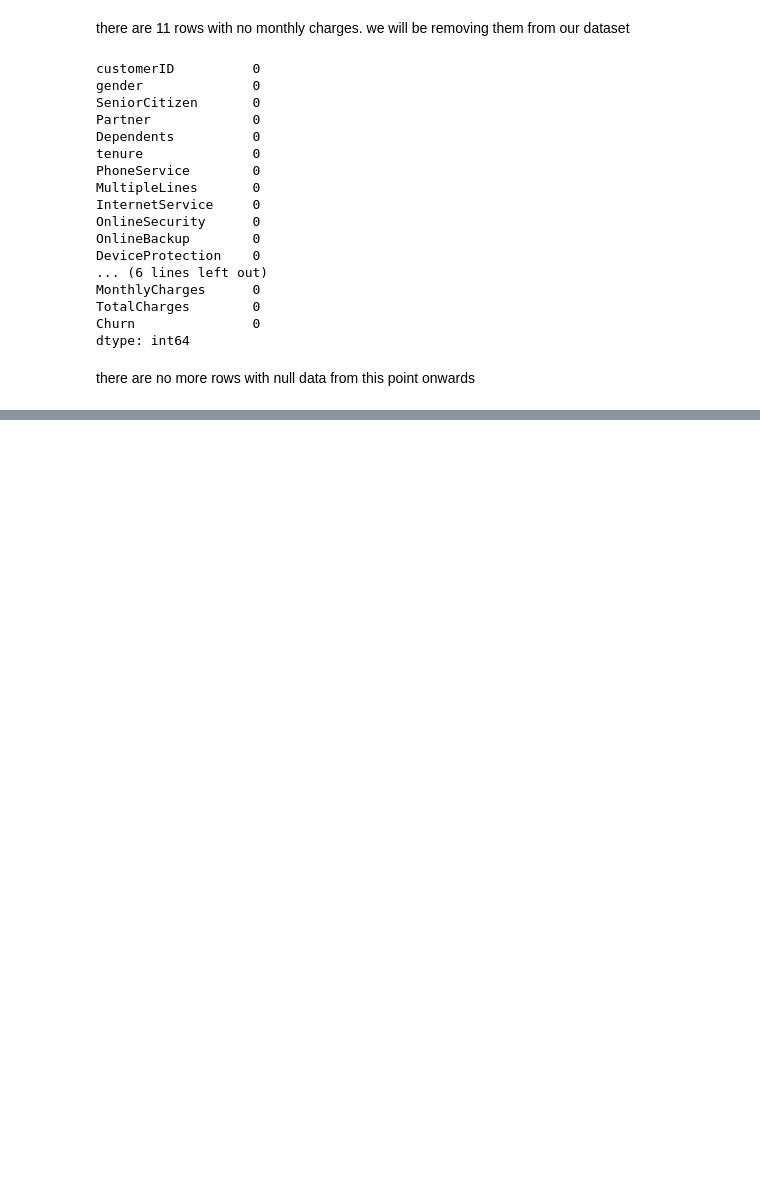
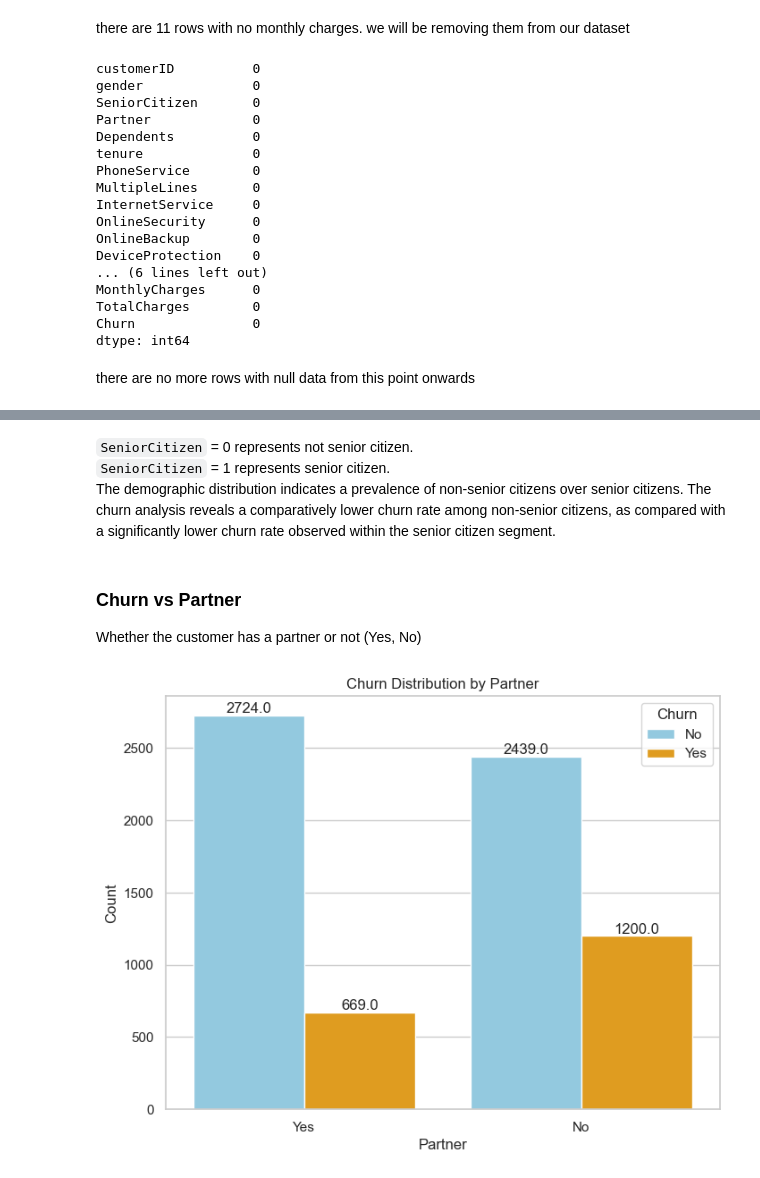
Before and after one commit to thisissteff/customer_churn_prediction, a Jupyter notebook: customer_churn.ipynb, the cells around one changed output, grey strips where cells are left out. Drawn from its saved outputs; the diff is of its cells as text; code cells hidden in the pictures; blank space fills up the shorter version.

```diff
--- a/customer_churn.ipynb
+++ b/customer_churn.ipynb
@@ -95,0 +253,31 @@ there are no more rows with null data from this point onwards
+# %% [markdown]
+`SeniorCitizen` = 0 represents not senior citizen.<br>
+`SeniorCitizen` = 1 represents senior citizen.<br>
+The demographic distribution indicates a prevalence of non-senior citizens over senior citizens. The churn analysis reveals a comparatively lower churn rate among non-senior citizens, as compared with a significantly lower churn rate observed within the senior citizen segment.
+# %% [markdown]
+### Churn vs Partner
+Whether the customer has a partner or not (Yes, No)
+# %%
+#finding distribution of churn vs non churn differentiated by Partner
+
+
+# Create a bar plot using Seaborn
+plt.figure(figsize=(8, 6))
+sns.set(style="whitegrid")
+ax = sns.countplot(x="Partner", hue="Churn", data=df, palette=churn_colors)
+
+for p in ax.patches:
+    height = p.get_height()
+    ax.annotate(f'{height}',
+                (p.get_x() + p.get_width() / 2., height),
+                ha='center', va='bottom')
+
+# Add labels and a title
+plt.xlabel("Partner")
+plt.ylabel("Count")
+plt.title("Churn Distribution by Partner")
+
+# Show the plot
+plt.show()
+# %% [output]
+[figure, added]
```
Also changed, not shown: parts of 38 cells of this notebook.
